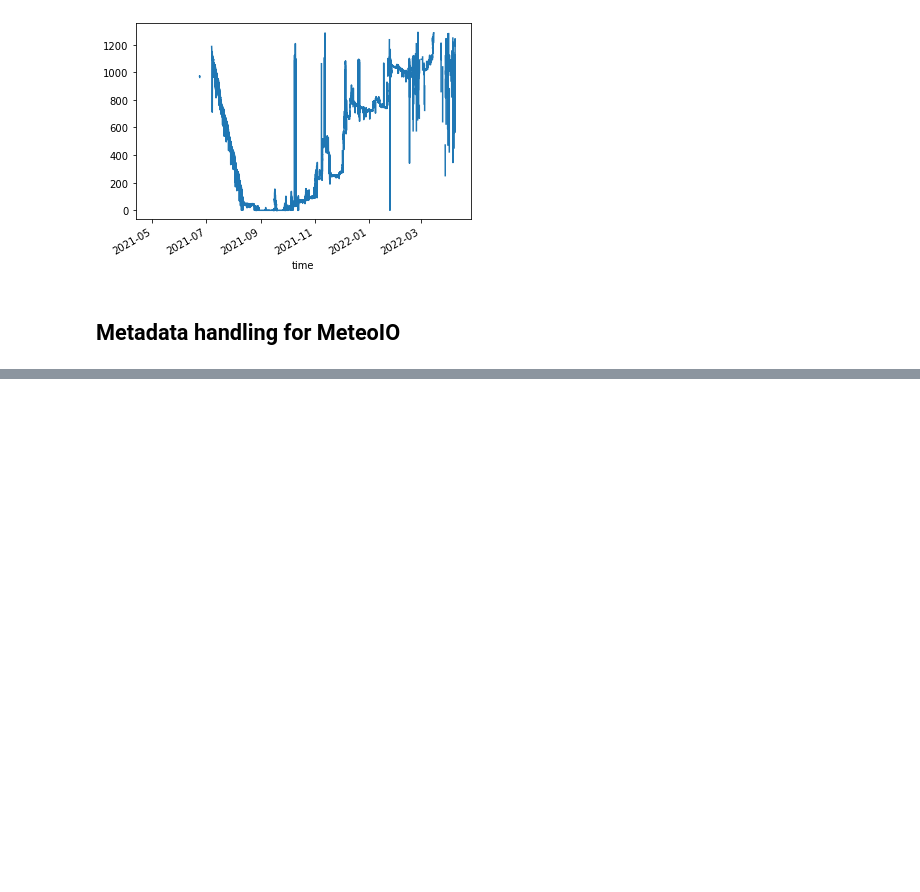
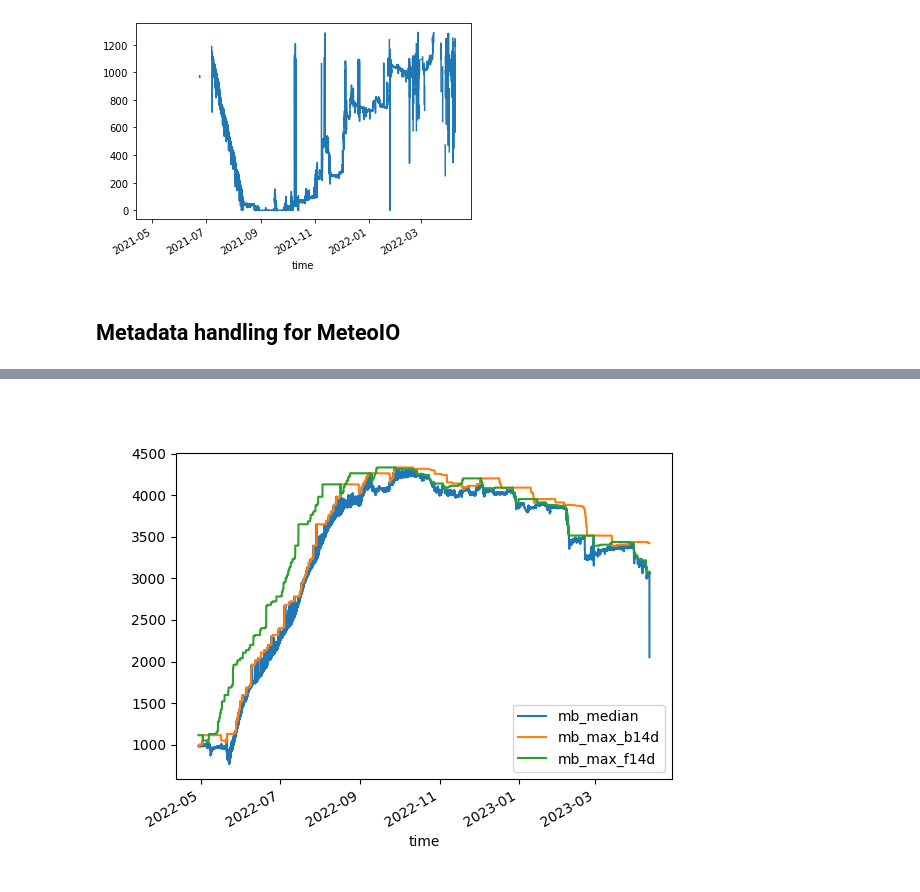
Before and after one commit to UiOHive/wsn_filters, a Jupyter notebook: MeteoIO_test.ipynb, the cells around one changed output, grey strips where cells are left out. Saved outputs shown, nothing was run; the diff lists cells and outputs as text; code cells hidden in the pictures; blank space fills up the shorter version.

```diff
--- a/MeteoIO_test.ipynb
+++ b/MeteoIO_test.ipynb
@@ -542,0 +592,30 @@ config_ini['Input']['CSV_UNITS_OFFSET']='0 {}'.format(' '.join([ str(dict_corres
+# %%
+# Query database
+df = query.query('postgresql',
+                 name='sw-120',
+                 fields='mb_distance',
+                 time__gte=datetime.datetime(2022, 4, 27, 12, 40, 1),
+                 time__lte=datetime.datetime(2023, 4, 16, 0, 0),
+                 limit=2000000000000)
+df['mb_median'] = df.mb_distance.apply(lambda x: np.median(np.array(x)))
+# %%
+df['mb_max_f7d'] =  df.mb_median[::-1].rolling(window='7d',  min_periods=7).max()
+df['mb_max_f14d'] = df.mb_median[::-1].rolling(window='14d', min_periods=7).max()
+df['mb_max_f21d'] = df.mb_median[::-1].rolling(window='21d', min_periods=7).max()
+df['mb_max_b7d'] =  df.mb_median.rolling(window='7d',  min_periods=7).max()
+df['mb_max_b14d'] = df.mb_median.rolling(window='14d', min_periods=7).max()
+df['mb_max_b21d'] = df.mb_median.rolling(window='21d', min_periods=7).max()
+#df['mb_max2'] = df.mb_max.where(df.mb_max < df.mb_max.max())
+plt.figure()
+df.mb_median.plot()
+#df.mb_max_b7d.plot()
+df.mb_max_b14d.plot()
+#df.mb_max_b21d.plot()
+#df.mb_max_f7d.plot()
+df.mb_max_f14d.plot()
+#df.mb_max_f21d.plot()
+#df.mb_max2.plot()
+plt.legend()
+plt.show()
+# %% [output]
+[figure, added]
```
Also changed, not shown: parts of 9 cells of this notebook, 3 other files.
